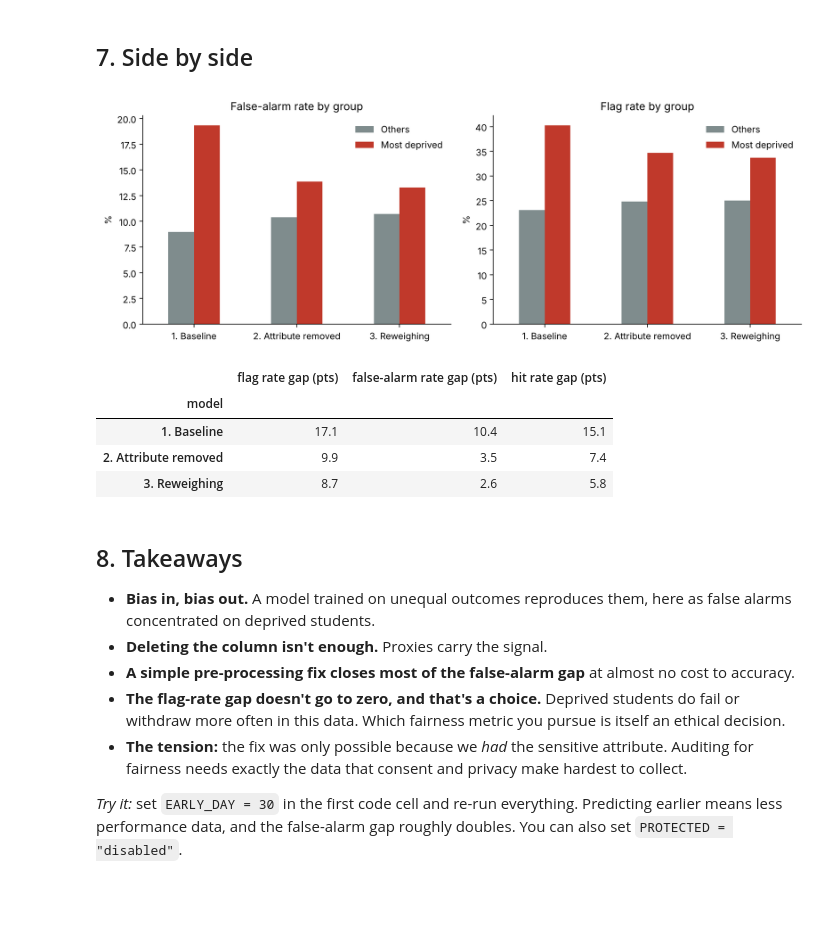
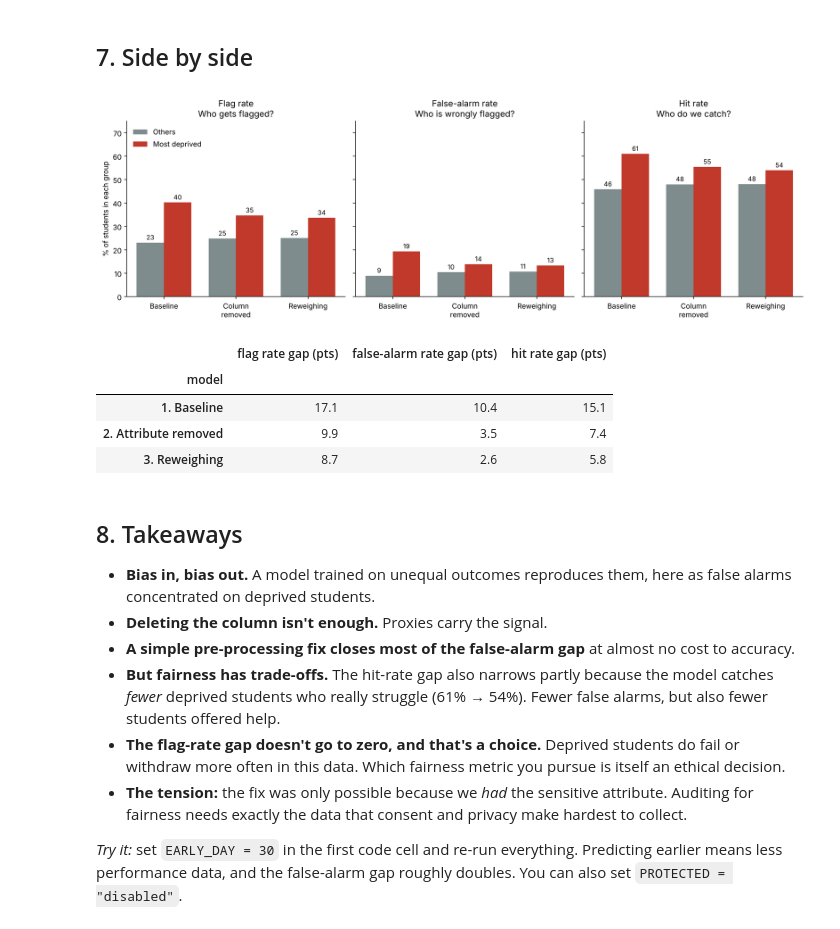
Before and after one commit to DEHO-OSCAR-BLESSED/fairness-in-learning-analytics-demo, a Jupyter notebook: fairness_demo.ipynb, the cells around one changed output. Drawn from its saved outputs; the diff is of its cells as text; code cells hidden in the pictures; blank space fills up the shorter version.

Commit message:
Show all three fairness metrics side by side on a shared scale; note hit-rate trade-off

```diff
--- a/fairness_demo.ipynb
+++ b/fairness_demo.ipynb
@@ -212,20 +212,30 @@ r3.round(3)
 ## 7. Side by side
 # %%
 allr = pd.concat(results)
-fig, axes = plt.subplots(1, 2, figsize=(11, 4))
-for ax, metric in zip(axes, ["false-alarm rate", "flag rate"]):
+metrics = [("flag rate", "Flag rate\nWho gets flagged?"),
+           ("false-alarm rate", "False-alarm rate\nWho is wrongly flagged?"),
+           ("hit rate", "Hit rate\nWho do we catch?")]
+short = {"1. Baseline": "Baseline", "2. Attribute removed": "Column\nremoved", "3. Reweighing": "Reweighing"}
+
+fig, axes = plt.subplots(1, 3, figsize=(14, 4.6), sharey=True)
+x = np.arange(3); w = 0.38
+for ax, (metric, title) in zip(axes, metrics):
     piv = allr.pivot(index="model", columns="group", values=metric) * 100
-    piv[[GROUP[0], GROUP[1]]].plot.bar(ax=ax, color=["#7f8c8d", "#c0392b"], rot=0)
-    ax.set_title(metric.capitalize() + " by group"); ax.set_ylabel("%"); ax.set_xlabel("")
-    ax.spines[["top", "right"]].set_visible(False); ax.legend(frameon=False)
+    for k, (g, col) in enumerate([(GROUP[0], "#7f8c8d"), (GROUP[1], "#c0392b")]):
+        bars = ax.bar(x + (k - 0.5) * w, piv[g].values, w, color=col, label=g)
+        ax.bar_label(bars, fmt="%.0f", fontsize=9, padding=2)
+    ax.set_xticks(x, [short[m] for m in piv.index]); ax.set_title(title, fontsize=12)
+    ax.spines[["top", "right"]].set_visible(False)
+axes[0].set_ylabel("% of students in each group"); axes[0].set_ylim(0, 75)
+axes[0].legend(frameon=False, loc="upper left")
 plt.tight_layout(); plt.show()
 
 gaps = allr.pivot(index="model", columns="group", values=["flag rate", "false-alarm rate", "hit rate"])
 summary = pd.DataFrame({m: (gaps[m][GROUP[1]] - gaps[m][GROUP[0]]) * 100 for m in ["flag rate", "false-alarm rate", "hit rate"]})
 summary.columns = [c + " gap (pts)" for c in summary.columns]
 summary.round(1)
 # %% [output]
-[figure, old version]
+[figure, new version]
 |  | flag rate gap (pts) | false-alarm rate gap (pts) | hit rate gap (pts) |
 | model |  |  |  |
 | 1. Baseline | 17.1 | 10.4 | 15.1 |
@@ -237,6 +247,7 @@ summary.round(1)
 - **Bias in, bias out.** A model trained on unequal outcomes reproduces them, here as false alarms concentrated on deprived students.
 - **Deleting the column isn't enough.** Proxies carry the signal.
 - **A simple pre-processing fix closes most of the false-alarm gap** at almost no cost to accuracy.
+- **But fairness has trade-offs.** The hit-rate gap also narrows partly because the model catches *fewer* deprived students who really struggle (61% → 54%). Fewer false alarms, but also fewer students offered help.
 - **The flag-rate gap doesn't go to zero, and that's a choice.** Deprived students do fail or withdraw more often in this data. Which fairness metric you pursue is itself an ethical decision.
 - **The tension:** the fix was only possible because we *had* the sensitive attribute. Auditing for fairness needs exactly the data that consent and privacy make hardest to collect.
 
```
